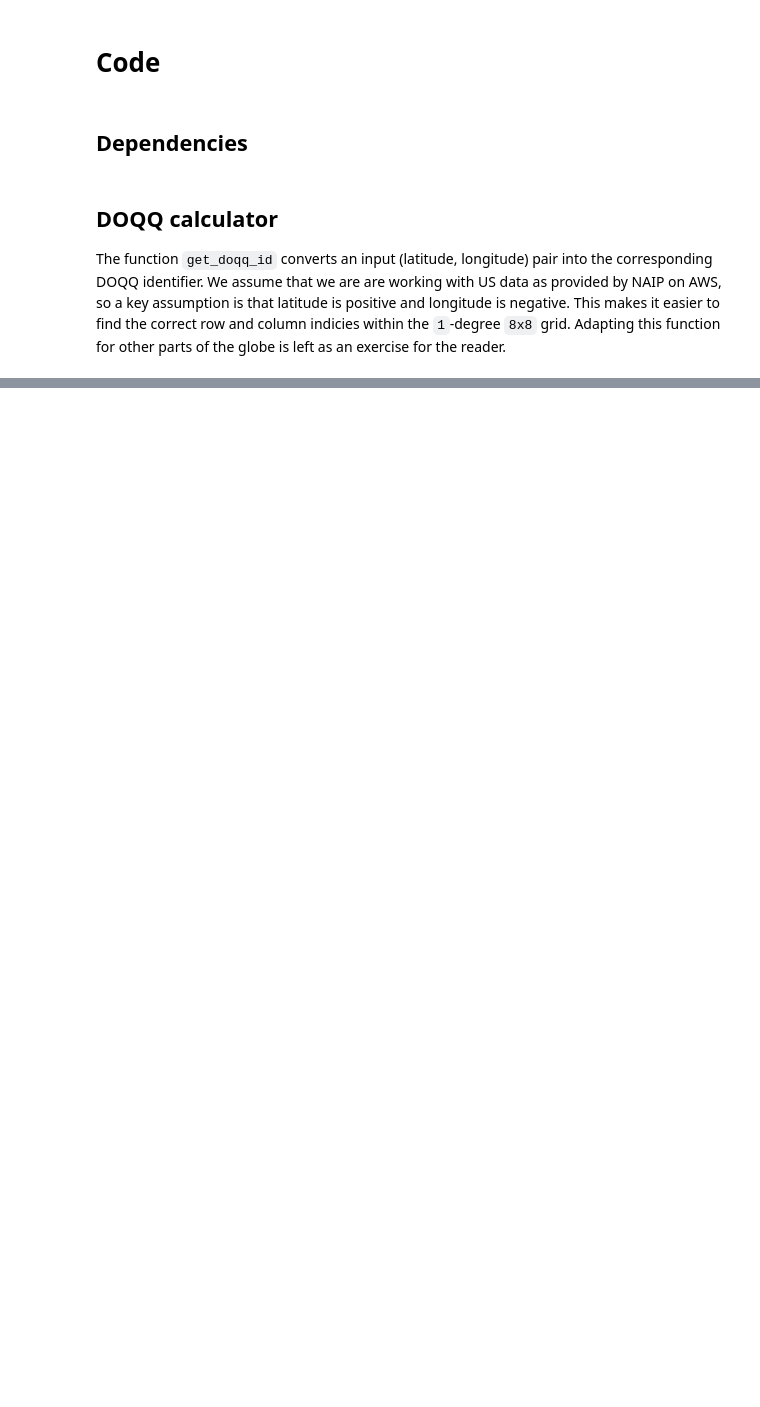
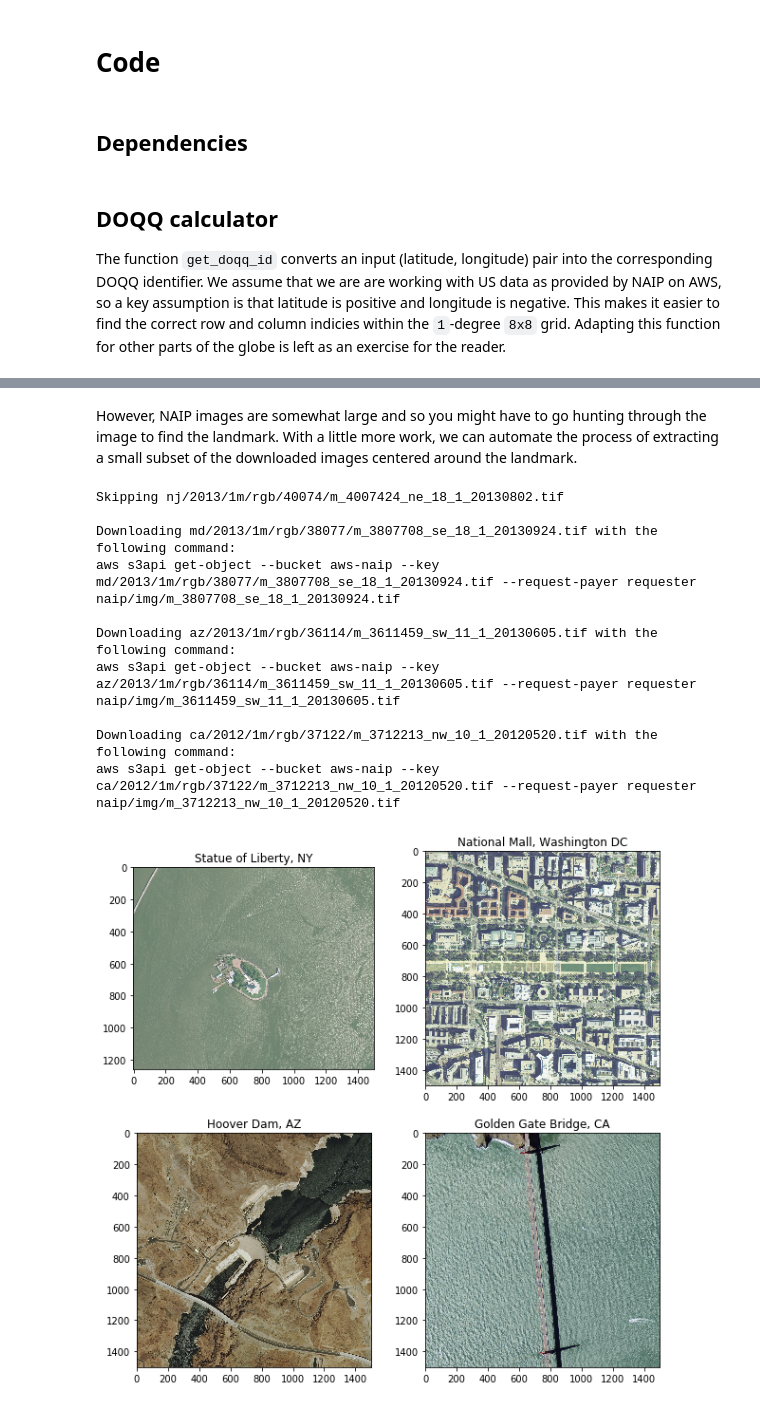
Before and after one commit to carMartinez/naip_quadrangle_downloader, a Jupyter notebook: naip_download.ipynb, the cells around one changed output, grey strips where cells are left out. Saved outputs shown, nothing was run; the diff lists cells and outputs as text; code cells hidden in the pictures; blank space fills up the shorter version.

Commit message:
Streamline download_landmark function

```diff
--- a/naip_download.ipynb
+++ b/naip_download.ipynb
@@ -325,15 +147,0 @@ Finally, we loop through each landmark and plot the corresponding subset that co
-# %%
-fig, axes = plt.subplots(2, 2, figsize = (15, 15))
-axes = axes.flatten()
-
-for i, (place, place_info) in enumerate(places.items()):
-
-    img_path = place_info['img_path']
-    lat, lon = place_info['coords']
-    img_arr = create_subset(img_path, lat, lon)
-
-    ax = axes[i]
-    ax.set_title(place)
-    ax.imshow(img_arr)
-plt.tight_layout()
-fig.savefig('four_us_landmarks.png', bbox_inches = 'tight')
@@ -341,0 +181,5 @@ fig.savefig('four_us_landmarks.png', bbox_inches = 'tight')
+# %%
+place = 'Statue of Liberty, NY'
+img_dir = 'naip/img'
+img_path, lat, lon = download_landmark(place, img_dir)
+print(img_path, lat, lon)
@@ -342 +191,46 @@ fig.savefig('four_us_landmarks.png', bbox_inches = 'tight')
+# %% [markdown]
+However, NAIP images are somewhat large and so you might have to go hunting through the image to find the landmark. With a little more work, we can automate the process of extracting a small subset of the downloaded images centered around the landmark.
+# %%
+places = [
+    'Statue of Liberty, NY',
+    'National Mall, Washington DC',
+    'Hoover Dam, AZ',
+    'Golden Gate Bridge, CA'
+]
+img_dir = 'naip/img'
+mask_len = 1500 # meters
+fig, axes = plt.subplots(2, 2, figsize = (10, 10))
+axes = axes.flatten()
+
+for i, place in enumerate(places):
+    img_path, lat, lon = download_landmark(place, img_dir)
+    with rasterio.open(img_path) as src:
+
+        ## Project landmark lat,lon
+        proj = Proj(src.crs)
+        x,y = proj(lon, lat)
+
+        ## Make mask centered at the landmark
+        mask_shape = box(x-mask_len/2, y-mask_len/2, x+mask_len/2, y+mask_len/2)
+        mask = {'type': 'Polygon', 'coordinates': [list(mask_shape.exterior.coords)]}
+
+        ## Extract only the data within the mask
+        img, transform = rio_mask(src, [mask], crop = True)
+        img = np.moveaxis(img, 0, 2) # channels last
+
+        axes[i].set_title(place)
+        axes[i].imshow(img)
+fig.savefig('four_us_landmarks.png', bbox_inches = 'tight')
+# %% [output]
+Skipping nj/2013/1m/rgb/40074/m_4007424_ne_18_1_20130802.tif
+
+Downloading md/2013/1m/rgb/38077/m_3807708_se_18_1_20130924.tif with the following command:
+aws s3api get-object --bucket aws-naip --key md/2013/1m/rgb/38077/m_3807708_se_18_1_20130924.tif --request-payer requester naip/img/m_3807708_se_18_1_20130924.tif
+
+Downloading az/2013/1m/rgb/36114/m_3611459_sw_11_1_20130605.tif with the following command:
+aws s3api get-object --bucket aws-naip --key az/2013/1m/rgb/36114/m_3611459_sw_11_1_20130605.tif --request-payer requester naip/img/m_3611459_sw_11_1_20130605.tif
+
+Downloading ca/2012/1m/rgb/37122/m_3712213_nw_10_1_20120520.tif with the following command:
+aws s3api get-object --bucket aws-naip --key ca/2012/1m/rgb/37122/m_3712213_nw_10_1_20120520.tif --request-payer requester naip/img/m_3712213_nw_10_1_20120520.tif
+[figure, added]
 # %% [markdown]
```
Also changed, not shown: parts of 19 cells of this notebook, 3 other files.
